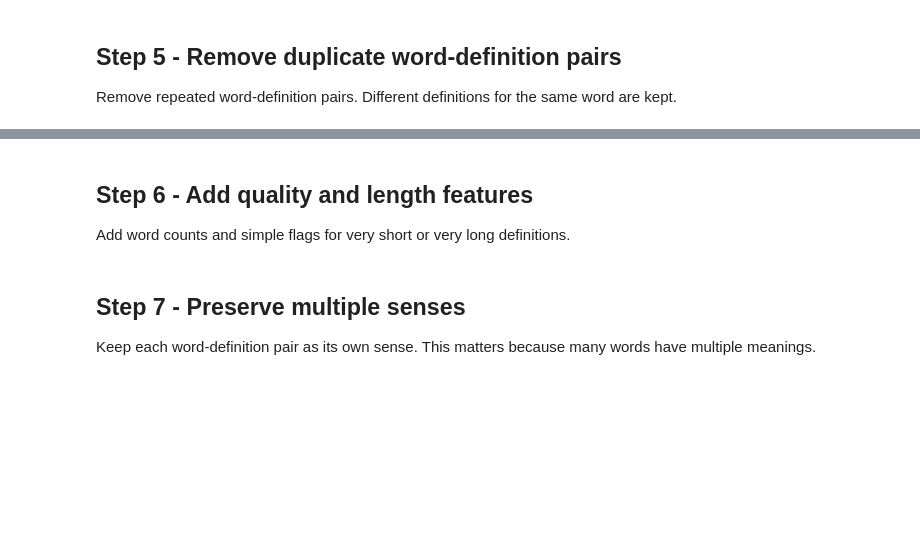
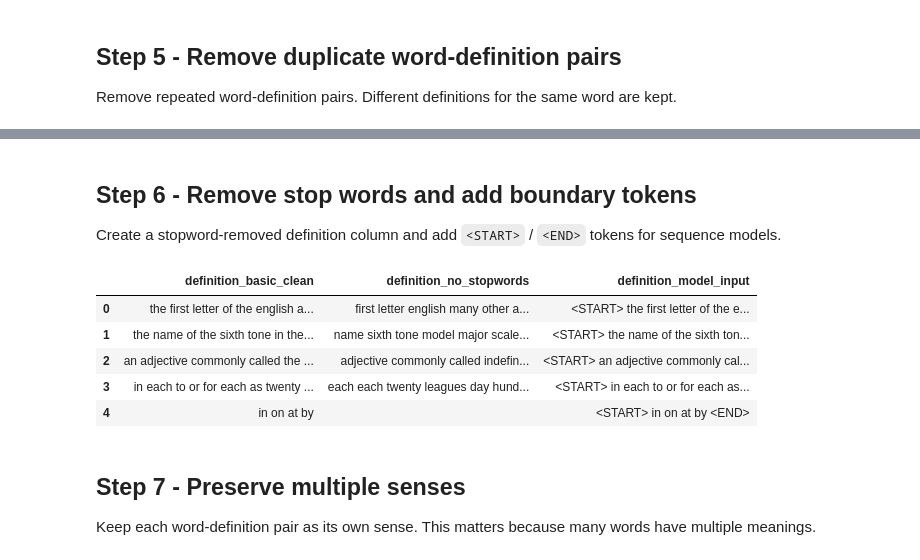
Before and after one commit to DivProC/MLCapstone_ReverseDict, a Jupyter notebook: notebooks/02_preprocessing_OPTED.ipynb, the cells around one changed output, grey strips where cells are left out. Saved outputs shown, nothing was run; the diff lists cells and outputs as text; code cells hidden in the pictures; blank space fills up the shorter version.

```diff
--- a/notebooks/02_preprocessing_OPTED.ipynb
+++ b/notebooks/02_preprocessing_OPTED.ipynb
@@ -124,4 +147,0 @@ print(f"Rows remaining: {len(df):,}")
-# %% [markdown]
-## Step 6 - Add quality and length features
-
-Add word counts and simple flags for very short or very long definitions.
@@ -153,3 +148,45 @@ display(
+# %% [markdown]
+## Step 6 - Remove stop words and add boundary tokens
+
+Create a stopword-removed definition column and add `<START>` / `<END>` tokens for sequence models.
+# %%
+BASIC_STOPWORDS = {
+    "a", "an", "and", "are", "as", "at", "be", "been", "being", "by",
+    "for", "from", "has", "have", "having", "he", "her", "his", "in",
+    "is", "it", "its", "of", "on", "or", "that", "the", "their",
+    "them", "they", "this", "to", "was", "were", "which", "who", "with",
+}
+
+def remove_stopwords(text):
+    tokens = str(text).split()
+    return " ".join(token for token in tokens if token not in BASIC_STOPWORDS)
+
+
+def add_boundary_tokens(text):
+    text = str(text).strip()
+    return f"<START> {text} <END>" if text else "<START> <END>"
+
+
+df["definition_no_stopwords"] = df["definition_basic_clean"].map(remove_stopwords)
+df["definition_model_input"] = df["definition_basic_clean"].map(add_boundary_tokens)
+df["definition_no_stopwords_model_input"] = df["definition_no_stopwords"].map(add_boundary_tokens)
+
+display(
+    df[
+        [
+            "definition_basic_clean",
+            "definition_no_stopwords",
+            "definition_model_input",
+        ]
+    ].head()
+)
+# %% [output]
+|  | definition_basic_clean | definition_no_stopwords | definition_model_input |
+| 0 | the first letter of the english a... | first letter english many other a... | <START> the first letter of the e... |
+| 1 | the name of the sixth tone in the... | name sixth tone model major scale... | <START> the name of the sixth ton... |
+| 2 | an adjective commonly called the ... | adjective commonly called indefin... | <START> an adjective commonly cal... |
+| 3 | in each to or for each as twenty ... | each each twenty leagues day hund... | <START> in each to or for each as... |
+| 4 | in on at by |  | <START> in on at by <END> |
 # %% [markdown]
 ## Step 7 - Preserve multiple senses
 
```
Also changed, not shown: parts of 24 cells of this notebook, 9 other files.
